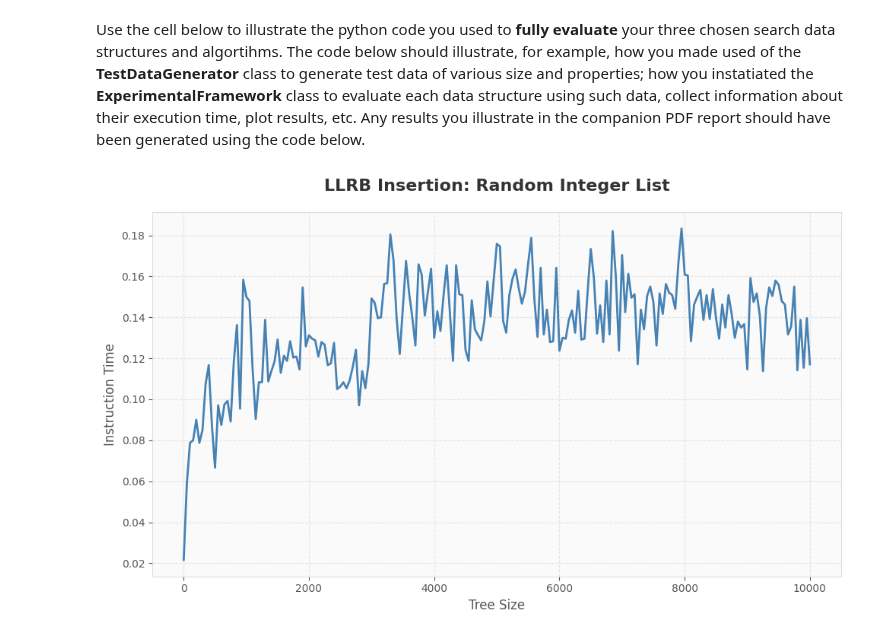
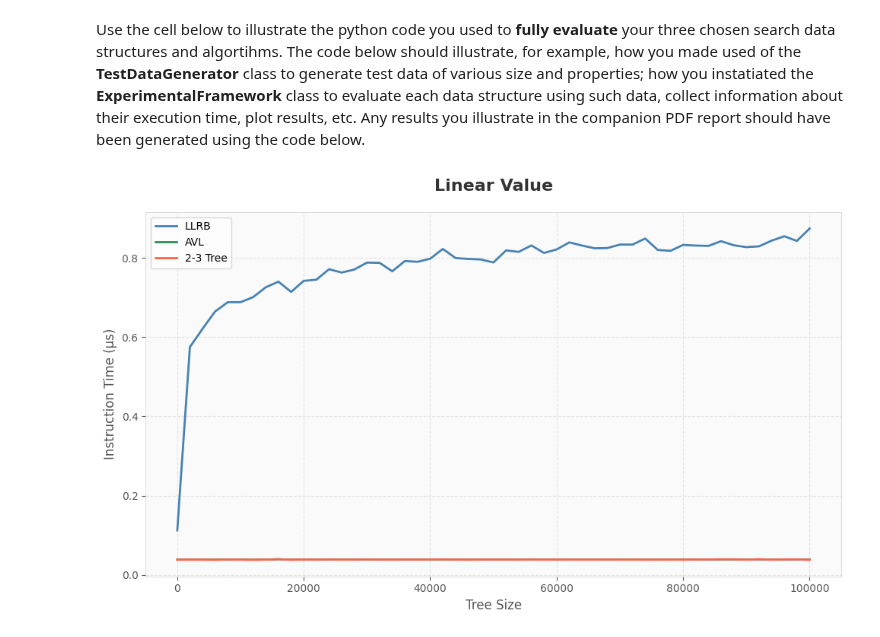
Before and after one commit to Zhou-London/Algorithm-Research, a Jupyter notebook: comp0005-coursework-2025/grp-XXX-0005code.ipynb, the cells around one changed output. Cells and saved outputs as stored; diff of their text form; code cells hidden in the pictures.

```diff
--- a/comp0005-coursework-2025/grp-XXX-0005code.ipynb
+++ b/comp0005-coursework-2025/grp-XXX-0005code.ipynb
@@ -129,6 +143,7 @@ class LLRBBST(AbstractSearchInterface):
     def __init__(self):
         self.root = None
         self.stat = Statistics()
+        self.inserted = False
 
     def check_red(self, node: RBNode):
         return node.is_red if node is not None else False
@@ -186,7 +201,6 @@ class LLRBBST(AbstractSearchInterface):
 
 
     def insertElement(self, element):
-        inserted = False
         # ADD YOUR CODE HERE
         self.stat.reset()
         # If no root, let it be root
@@ -194,7 +208,9 @@ class LLRBBST(AbstractSearchInterface):
             # Black root
             self.root = RBNode(element)
             self.root.is_red = False
-            return
+            return True
+
+        self.inserted = False
 
         def insert_helper(node: RBNode, val):
 
@@ -203,7 +219,10 @@ class LLRBBST(AbstractSearchInterface):
             # Insert the node
             if node is None:
                 self.stat.addMemory()
-                return RBNode(val)
+                self.inserted = True
+                new_node = RBNode(val)
+                new_node.is_red = True
+                return new_node
 
             # Looking for the node
             if val < node.val:
@@ -212,19 +231,14 @@ class LLRBBST(AbstractSearchInterface):
                 node.right = insert_helper(node.right, val)
             else:
                 # Failed to insert the node, return directly
-                return inserted
+                return node
 
             # Fix the tree
             return self.fix_up(node)
 
         self.root = insert_helper(self.root, element)
         self.root.is_red = False
-        inserted = True
-
-
-        return inserted
-
-
+        return self.inserted
 
     def searchElement(self, element):
         found = False
@@ -337,12 +351,21 @@ class TestDataGenerator():
                 for _ in range(self.size)]
 
     # Generate random String List
-    def StringRandom(self, min_length=3, max_length=10):
+
+    def StringRandom(self, min_length=3, max_length=100):
+        if not isinstance(self.size, int) or self.size < 0:
+            raise ValueError("self.size must be a non-negative integer")
+        if not (isinstance(min_length, int) and isinstance(max_length, int)):
+            raise ValueError("min_length and max_length must be integers")
+        if min_length < 0 or max_length < min_length:
+            raise ValueError("min_length must be non-negative and less than or equal to max_length")
+
         def generate_single_string():
             # Random length
             length = random.randint(min_length, max_length)
-            # Using ASCII character
-            return ''.join(random.choices(string.printable, k=length))
+            # Characters
+            charset = string.ascii_letters + string.digits
+            return ''.join(random.choices(charset, k=length))
 
         return [generate_single_string() for _ in range(self.size)]
 
@@ -464,9 +545,9 @@ Use the cell below to illustrate the python code you used to **fully evaluate**
 # %%
 # ADD YOUR TEST CODE HERE
 
-# LLRB: Random (str)Integer List
-testGen = TestDataGenerator(10000)
-framework = ExperimentalFramework(treeType.LLRB)
-framework.evaluate(testGen.IntegerRandom(), "LLRB: Random Integer List")
+testGen = TestDataGenerator(100000)
+framework = ExperimentalFramework(num_searches=100)
+framework.evaluate(testGen.IntegerLinear(-50000,10))
+framework.visualize("Linear Value")
 # %% [output]
-[figure, old version]
+[figure, new version]
```
Also changed, not shown: parts of 9 cells of this notebook, 1 other file.
